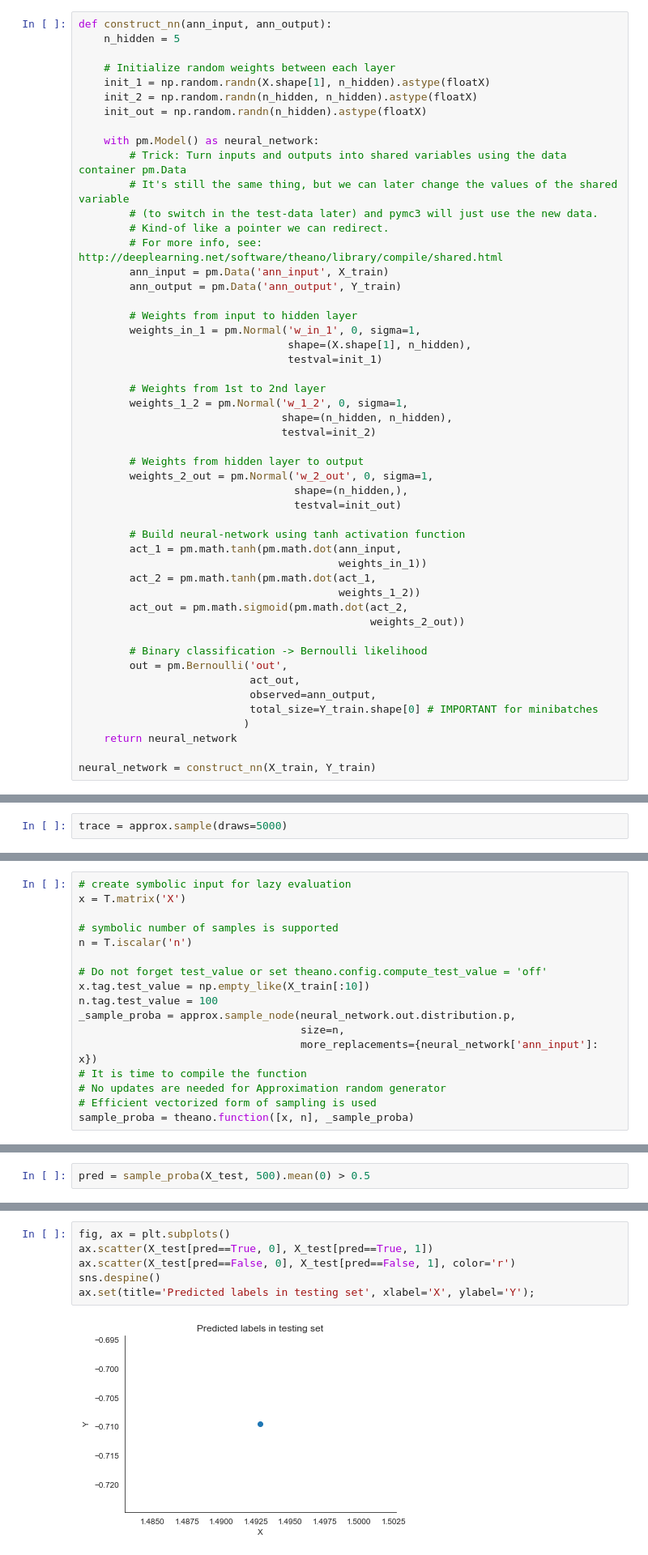
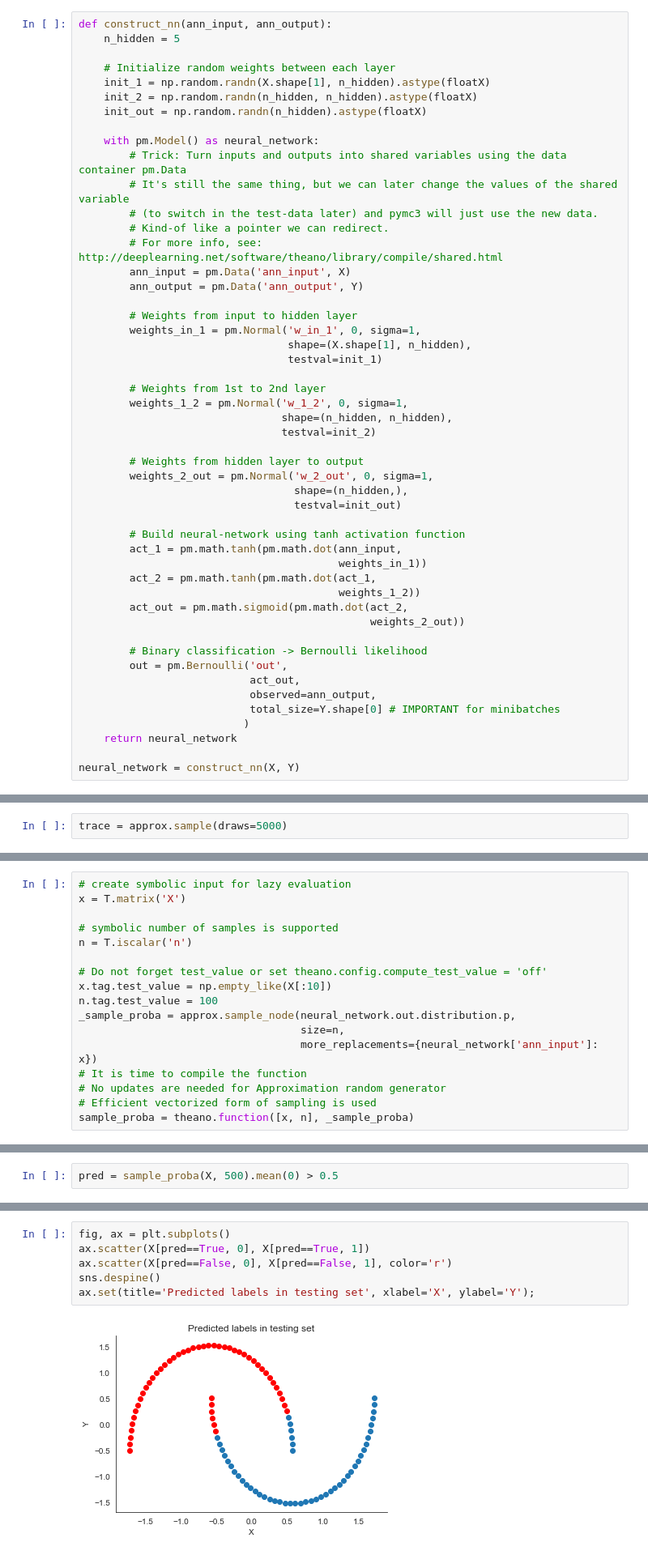
Before and after one commit to mfrdixon/ML_Finance_Codes, a Jupyter notebook: Chapter4-NNs/ML_in_Finance-Bayesian-Neural-Network.ipynb, the cells around one changed output, grey strips where cells are left out. Shown at 81% size. Cells and saved outputs as stored; diff of their text form.

```diff
--- a/Chapter4-NNs/ML_in_Finance-Bayesian-Neural-Network.ipynb
+++ b/Chapter4-NNs/ML_in_Finance-Bayesian-Neural-Network.ipynb
@@ -64,8 +61,8 @@ def construct_nn(ann_input, ann_output):
         # (to switch in the test-data later) and pymc3 will just use the new data.
         # Kind-of like a pointer we can redirect.
         # For more info, see: http://deeplearning.net/software/theano/library/compile/shared.html
-        ann_input = pm.Data('ann_input', X_train)
-        ann_output = pm.Data('ann_output', Y_train)
+        ann_input = pm.Data('ann_input', X)
+        ann_output = pm.Data('ann_output', Y)
 
         # Weights from input to hidden layer
         weights_in_1 = pm.Normal('w_in_1', 0, sigma=1,
@@ -94,11 +91,11 @@ def construct_nn(ann_input, ann_output):
         out = pm.Bernoulli('out',
                            act_out,
                            observed=ann_output,
-                           total_size=Y_train.shape[0] # IMPORTANT for minibatches
+                           total_size=Y.shape[0] # IMPORTANT for minibatches
                           )
     return neural_network
 
-neural_network = construct_nn(X_train, Y_train)
+neural_network = construct_nn(X, Y)
 # %% [markdown]
 ### Variational Inference: Scaling model complexity
 
@@ -139,7 +136,7 @@ x = T.matrix('X')
 n = T.iscalar('n')
 
 # Do not forget test_value or set theano.config.compute_test_value = 'off'
-x.tag.test_value = np.empty_like(X_train[:10])
+x.tag.test_value = np.empty_like(X[:10])
 n.tag.test_value = 100
 _sample_proba = approx.sample_node(neural_network.out.distribution.p,
                                    size=n,
@@ -171,5 +164,5 @@ array([[0.80802561],
 # %%
-pred = sample_proba(X_test, 500).mean(0) > 0.5
+pred = sample_proba(X, 500).mean(0) > 0.5
 # %%
 pred.shape
 # %% [output]
@@ -181,11 +174,11 @@ Accuracy = 100.0%
 # %%
 fig, ax = plt.subplots()
-ax.scatter(X_test[pred==True, 0], X_test[pred==True, 1])
-ax.scatter(X_test[pred==False, 0], X_test[pred==False, 1], color='r')
+ax.scatter(X[pred==True, 0], X[pred==True, 1])
+ax.scatter(X[pred==False, 0], X[pred==False, 1], color='r')
 sns.despine()
 ax.set(title='Predicted labels in testing set', xlabel='X', ylabel='Y');
 # %% [output]
-[figure, old version]
+[figure, new version]
 # %%
 grid = pm.floatX(np.mgrid[-3:3:100j,-3:3:100j])
 grid_2d = grid.reshape(2, -1).T
```
Also changed, not shown: parts of 10 cells of this notebook.
